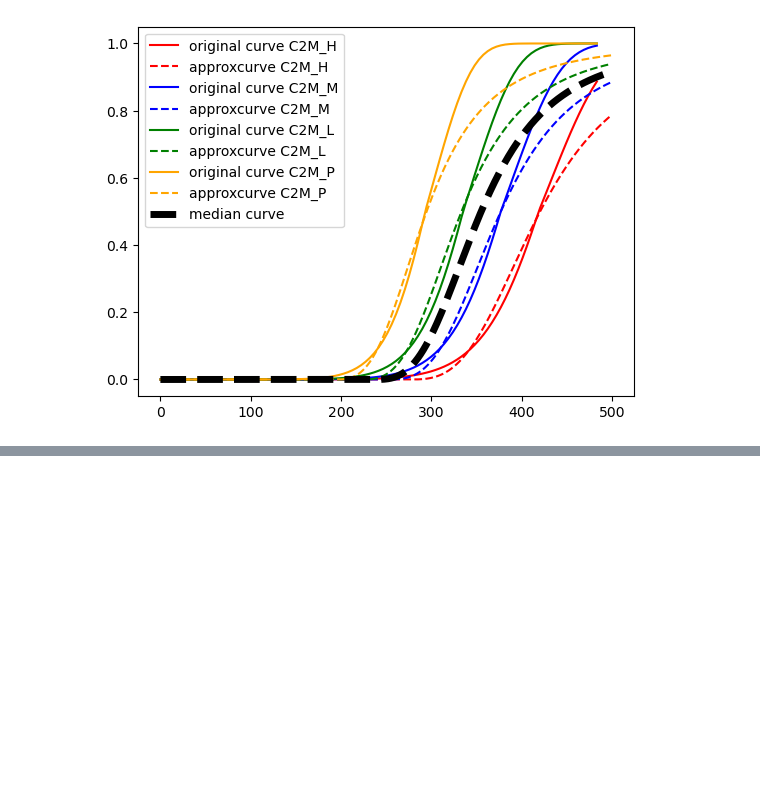
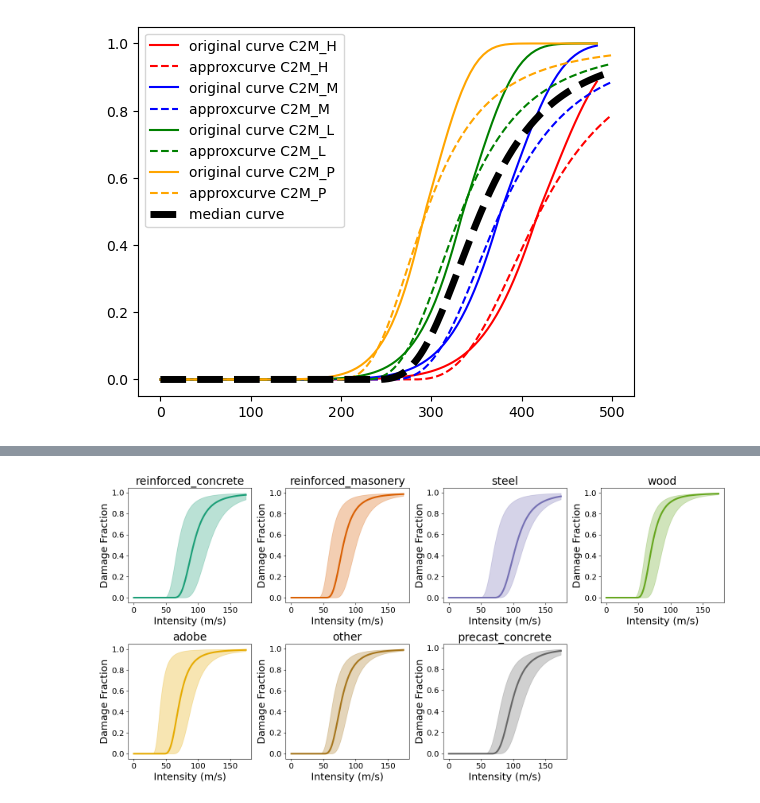
Before and after one commit to Evelyn-M/global-displacement-risk, a Jupyter notebook: doc/TC_vulnerability_funcs.ipynb, the cells around one changed output, grey strips where cells are left out. Cells and saved outputs as stored; diff of their text form; code cells hidden in the pictures; blank space fills up the shorter version.

```diff
--- a/doc/TC_vulnerability_funcs.ipynb
+++ b/doc/TC_vulnerability_funcs.ipynb
@@ -56,0 +141,23 @@ plt.show()
+# %%
+# same but with uncertainty bounds
+fig, ax = plt.subplots(figsize=(16,8))
+grid = plt.GridSpec(2, 4) # create a grid for the subplots
+for i in range(len(uni_agg)):
+    if i < 4:
+        ax = plt.subplot(grid[0,i])
+    else:
+        ax = plt.subplot(grid[1,i-4])
+    y_main = sig_emanuel(xx, v_threshs_agg_median_ms[i], v_halfs_agg_median_ms[i])
+    y_low = sig_emanuel(xx, v_threshs_agg_min_ms[i], v_halfs_agg_min_ms[i])
+    y_high = sig_emanuel(xx, v_threshs_agg_max_ms[i], v_halfs_agg_max_ms[i])
+    ax.plot(xx, y_main, label=uni_agg[i], color=cols[i], linewidth=3)
+    ax.fill_between(xx, y_low, y_high, color=cols[i], alpha=0.3)
+    ax.set_title(uni_agg[i], fontsize=fontsize*1.1)
+    ax.set_xlabel('Intensity (m/s)', fontsize=fontsize)
+    ax.set_ylabel('Damage Fraction', fontsize=fontsize)
+    ax.tick_params(axis='both', which='major', labelsize=fontsize*0.8)
+# arange for enough space between subplots
+plt.tight_layout()
+plt.show()
+# %% [output]
+[figure, added]
```
Also changed, not shown: parts of 2 cells of this notebook.
